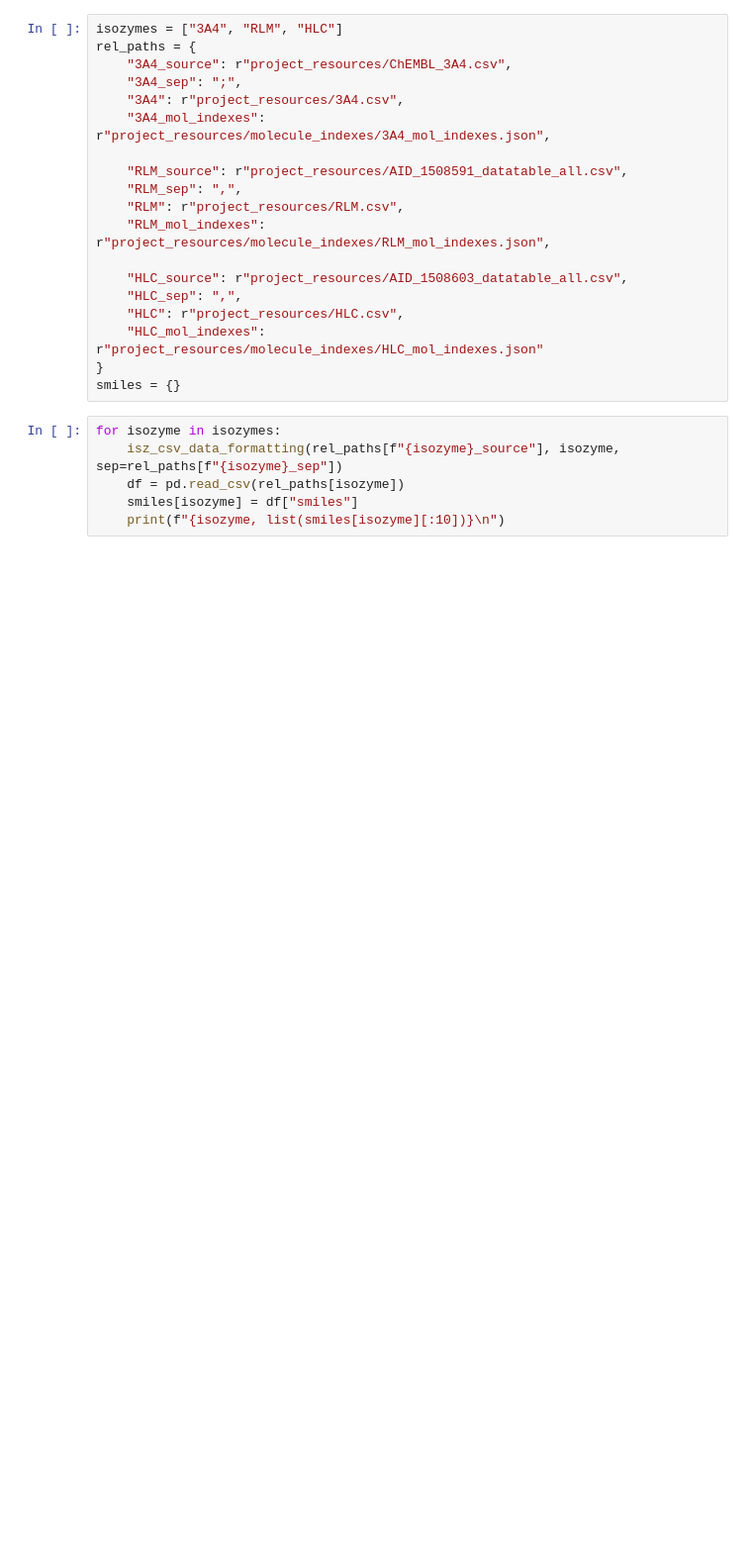
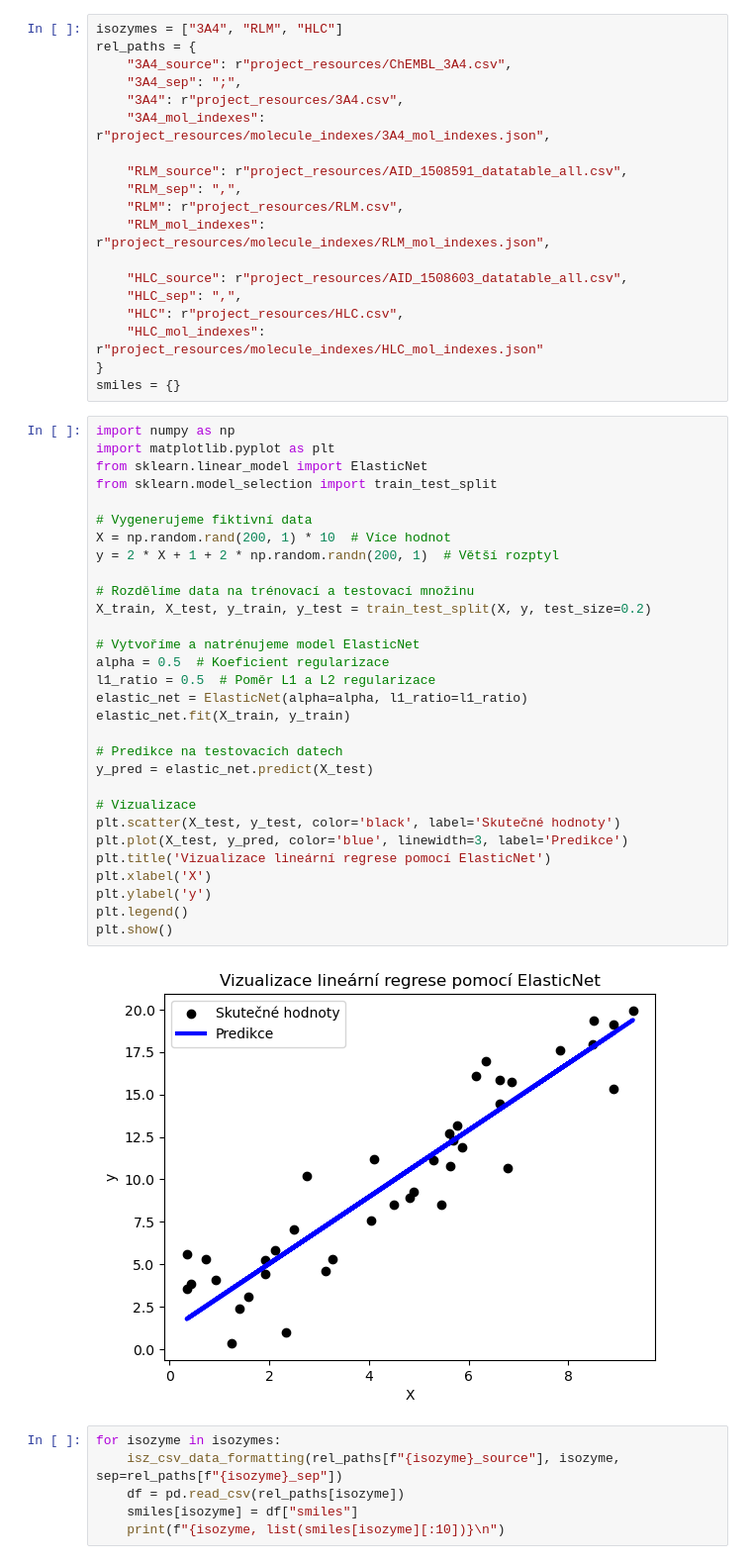
Before and after one commit to hruska-lab/metabolism-hyperparameter-optimization, a Jupyter notebook: mols-visualization.ipynb, the cells around one changed output. Shown at 99% size. Drawn from its saved outputs; the diff is of its cells as text; blank space fills up the shorter version.

```diff
--- a/mols-visualization.ipynb
+++ b/mols-visualization.ipynb
@@ -29,6 +29,38 @@ rel_paths = {
     "HLC_mol_indexes": r"project_resources/molecule_indexes/HLC_mol_indexes.json"
 }
 smiles = {}
+# %%
+import numpy as np
+import matplotlib.pyplot as plt
+from sklearn.linear_model import ElasticNet
+from sklearn.model_selection import train_test_split
+
+# Vygenerujeme fiktivní data
+X = np.random.rand(200, 1) * 10  # Více hodnot
+y = 2 * X + 1 + 2 * np.random.randn(200, 1)  # Větší rozptyl
+
+# Rozdělíme data na trénovací a testovací množinu
+X_train, X_test, y_train, y_test = train_test_split(X, y, test_size=0.2)
+
+# Vytvoříme a natrénujeme model ElasticNet
+alpha = 0.5  # Koeficient regularizace
+l1_ratio = 0.5  # Poměr L1 a L2 regularizace
+elastic_net = ElasticNet(alpha=alpha, l1_ratio=l1_ratio)
+elastic_net.fit(X_train, y_train)
+
+# Predikce na testovacích datech
+y_pred = elastic_net.predict(X_test)
+
+# Vizualizace
+plt.scatter(X_test, y_test, color='black', label='Skutečné hodnoty')
+plt.plot(X_test, y_pred, color='blue', linewidth=3, label='Predikce')
+plt.title('Vizualizace lineární regrese pomocí ElasticNet')
+plt.xlabel('X')
+plt.ylabel('y')
+plt.legend()
+plt.show()
+# %% [output]
+[figure, added]
 # %%
 for isozyme in isozymes:
     isz_csv_data_formatting(rel_paths[f"{isozyme}_source"], isozyme, sep=rel_paths[f"{isozyme}_sep"])
```
Also changed, not shown: 37 other files.
